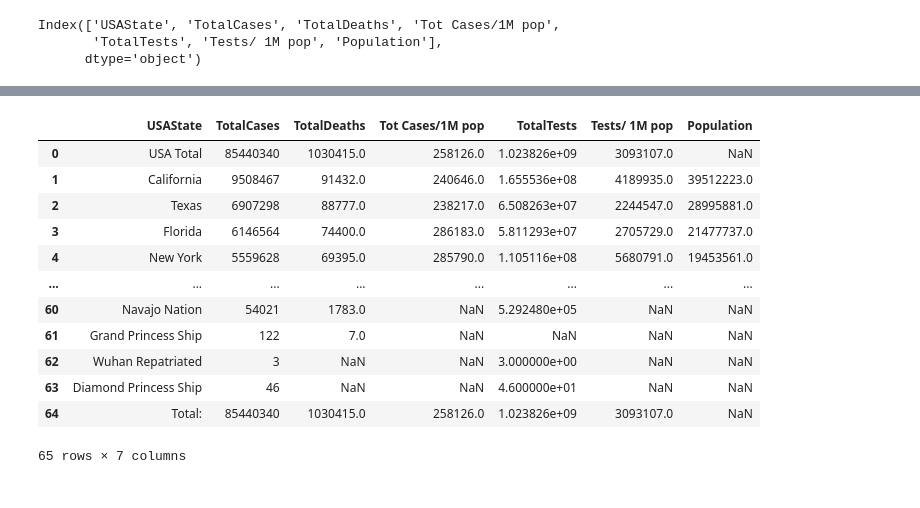
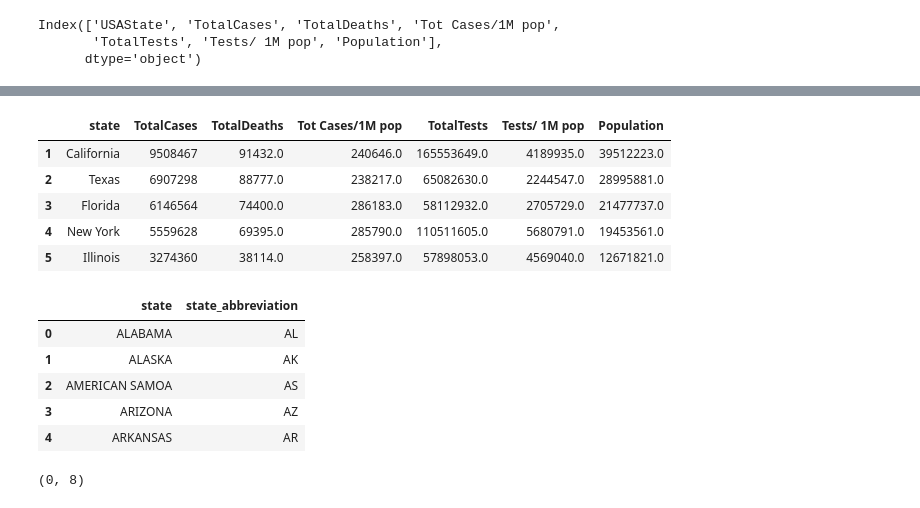
Before and after one commit to dianaagustinaf/covid-in-US-prisons, a Jupyter notebook: data_from_web.ipynb, the cells around one changed output, grey strips where cells are left out. Saved outputs shown, nothing was run; the diff lists cells and outputs as text; code cells hidden in the pictures.

Commit message:
more data cleaning

```diff
--- a/data_from_web.ipynb
+++ b/data_from_web.ipynb
@@ -120,4 +102,4 @@ state_covid_data.head()
 state_covid_data.drop(columns = ['#', 'NewCases', 'NewDeaths','Source', 'Projections',
                                 'TotalRecovered','ActiveCases',
                                  'Deaths/1M pop'], axis = 1, inplace=True)
-state_covid_data.drop([0, 64])
+state_covid_data.drop([0, 64], inplace = True)
@@ -176,19 +128,23 @@ state_covid_data.drop([0])
+# %%
+state_covid_data.rename(columns={"USAState": "state"}, inplace = True)
 # %%
-state_covid_data.head(65)
+state_covid_data.head()
 # %% [output]
-|  | USAState | TotalCases | TotalDeaths | Tot Cases/1M pop | TotalTests | Tests/ 1M pop | Population |
-| 0 | USA Total | 85440340 | 1030415.0 | 258126.0 | 1.023826e+09 | 3093107.0 | NaN |
-| 1 | California | 9508467 | 91432.0 | 240646.0 | 1.655536e+08 | 4189935.0 | 39512223.0 |
-| 2 | Texas | 6907298 | 88777.0 | 238217.0 | 6.508263e+07 | 2244547.0 | 28995881.0 |
-| 3 | Florida | 6146564 | 74400.0 | 286183.0 | 5.811293e+07 | 2705729.0 | 21477737.0 |
-| 4 | New York | 5559628 | 69395.0 | 285790.0 | 1.105116e+08 | 5680791.0 | 19453561.0 |
-| ... | ... | ... | ... | ... | ... | ... | ... |
-| 60 | Navajo Nation | 54021 | 1783.0 | NaN | 5.292480e+05 | NaN | NaN |
-| 61 | Grand Princess Ship | 122 | 7.0 | NaN | NaN | NaN | NaN |
-| 62 | Wuhan Repatriated | 3 | NaN | NaN | 3.000000e+00 | NaN | NaN |
-| 63 | Diamond Princess Ship | 46 | NaN | NaN | 4.600000e+01 | NaN | NaN |
-| 64 | Total: | 85440340 | 1030415.0 | 258126.0 | 1.023826e+09 | 3093107.0 | NaN |
+|  | state | TotalCases | TotalDeaths | Tot Cases/1M pop | TotalTests | Tests/ 1M pop | Population |
+| 1 | California | 9508467 | 91432.0 | 240646.0 | 165553649.0 | 4189935.0 | 39512223.0 |
+| 2 | Texas | 6907298 | 88777.0 | 238217.0 | 65082630.0 | 2244547.0 | 28995881.0 |
+| 3 | Florida | 6146564 | 74400.0 | 286183.0 | 58112932.0 | 2705729.0 | 21477737.0 |
+| 4 | New York | 5559628 | 69395.0 | 285790.0 | 110511605.0 | 5680791.0 | 19453561.0 |
+| 5 | Illinois | 3274360 | 38114.0 | 258397.0 | 57898053.0 | 4569040.0 | 12671821.0 |
-65 rows × 7 columns
+# %%
+state_abbreviations_df.head()
+# %% [output]
+|  | state | state_abbreviation |
+| 0 | ALABAMA | AL |
+| 1 | ALASKA | AK |
+| 2 | AMERICAN SAMOA | AS |
+| 3 | ARIZONA | AZ |
+| 4 | ARKANSAS | AR |
 # %%
 # There are only 50 states in the USA this is less than the number of rows on the state_covid_data df therefore
 # Some rows in the state_covid_data df might need to be removed as these show data from US territories not states
@@ -196,0 +155,4 @@ state_covid_data.head(65)
+# %%
+state_covid_datadf.shape
+# %% [output]
+(0, 8)
```
Also changed, not shown: parts of 14 cells of this notebook, 1 other file.
